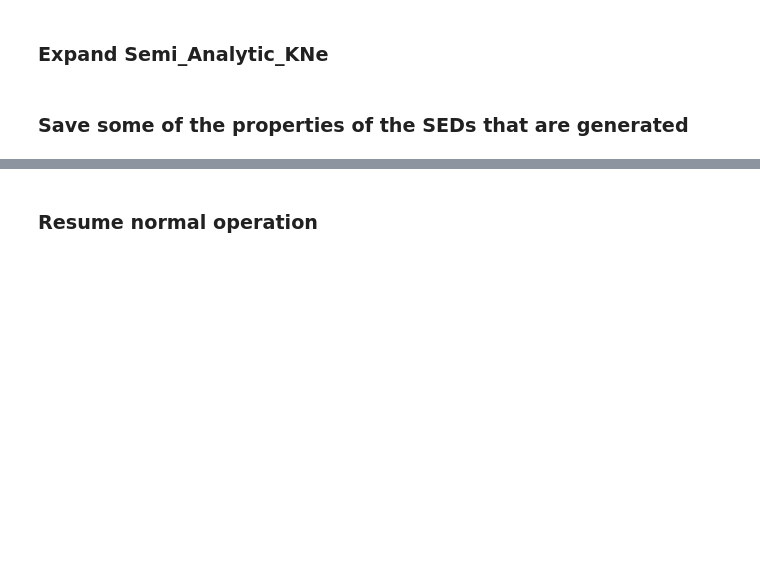
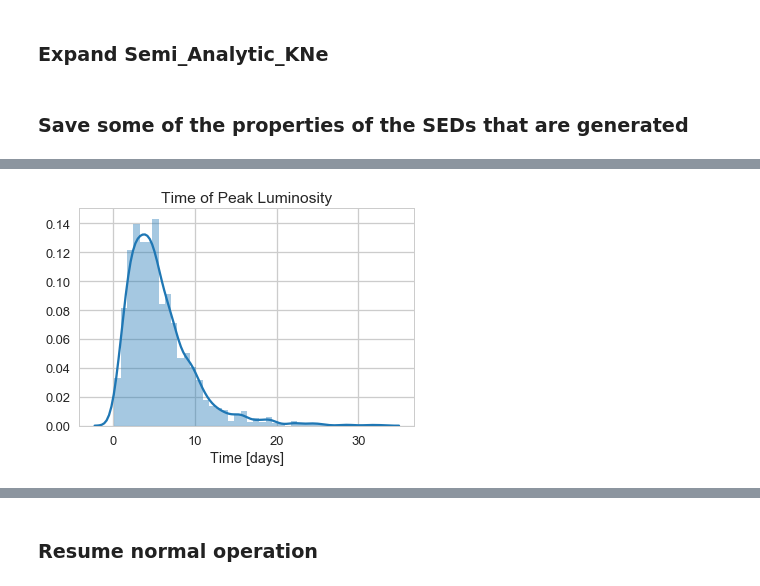
Before and after one commit to cnsetzer/astrotog, a Jupyter notebook: astrotog/Generate_KNe_Obs.ipynb, the cells around one changed output, grey strips where cells are left out. Drawn from its saved outputs; the diff is of its cells as text; code cells hidden in the pictures; blank space fills up the shorter version.

```diff
--- a/astrotog/Generate_KNe_Obs.ipynb
+++ b/astrotog/Generate_KNe_Obs.ipynb
@@ -223,31 +234,16 @@ for i in np.arange(n_it):
     t_fall = np.asscalar(luminosity[-1,0] - t_max)
     delta_l_peak = np.asscalar(luminosity[max_ind,1] - luminosity[0,1])
     delta_l_fall = np.asscalar(luminosity[-1,1] - luminosity[max_ind,1])
-    log_lum = log10(max_lum/pow(10,51))
+    log_lum = log10(max_lum/pow(10,40))
 
-    SED={}
-    SED['model'] = model
-    mup,mgp,mrp,mip,mzp,myp = 100,100,100,100,100,100
-    #Find the peak magnitudes
-    for time in np.linspace(0,luminosity[-1,0],100):
-        mu =tod.Compute_Obs_Magnitudes(tod.Compute_Bandflux(band='lsstu', throughputs=throughputs, SED=SED, phase=time), ref_bandflux['lsstu'])
-        mg =tod.Compute_Obs_Magnitudes(tod.Compute_Bandflux(band='lsstg', throughputs=throughputs, SED=SED, phase=time), ref_bandflux['lsstg'])
-        mr =tod.Compute_Obs_Magnitudes(tod.Compute_Bandflux(band='lsstr', throughputs=throughputs, SED=SED, phase=time), ref_bandflux['lsstr'])
-        mi =tod.Compute_Obs_Magnitudes(tod.Compute_Bandflux(band='lssti', throughputs=throughputs, SED=SED, phase=time), ref_bandflux['lssti'])
-        mz =tod.Compute_Obs_Magnitudes(tod.Compute_Bandflux(band='lsstz', throughputs=throughputs, SED=SED, phase=time), ref_bandflux['lsstz'])
-        my =tod.Compute_Obs_Magnitudes(tod.Compute_Bandflux(band='lssty', throughputs=throughputs, SED=SED, phase=time), ref_bandflux['lssty'])
-        if mu < mup:
-            mup = mu
-        if mg < mgp:
-            mgp = mg
-        if mr < mrp:
-            mrp = mr
-        if mi < mip:
-            mip = mi
-        if mz < mzp:
-            mzp = mz
-        if my < myp:
-            myp = my
+
+    mup = model.source_peakmag(band='lsstu',magsys='ab')
+    mgp = model.source_peakmag(band='lsstg',magsys='ab')
+    mrp = model.source_peakmag(band='lsstr',magsys='ab')
+    mip = model.source_peakmag(band='lssti',magsys='ab')
+    mzp = model.source_peakmag(band='lsstz',magsys='ab')
+    myp = model.source_peakmag(band='lssty',magsys='ab')
+
 
     # Save some properties of the models for plotting
     seds_props['M_u_peak'].append(mup)
@@ -266,6 +262,7 @@ for i in np.arange(n_it):
 
 #     seds_data[key]['model'] = model
 #     seds_data[key]['parameters'] = generating_parameters[key]
+#Dist_SEDs = seds_data
 # %%
 # Overplot the magnitude distributions
 fig = plt.figure()
@@ -278,0 +281,10 @@ plt.show()
+# %%
+fig = plt.figure()
+ax = fig.axes
+plot_var= np.asarray(seds_props['t_peak'])/(60*60*24)
+seaborn.distplot(plot_var,hist=True)
+plt.title('Time of Peak Luminosity')
+plt.xlabel('Time [days]')
+plt.show()
+# %% [output]
+[figure, added]
```
Also changed, not shown: parts of 14 cells of this notebook, 4 other files.
